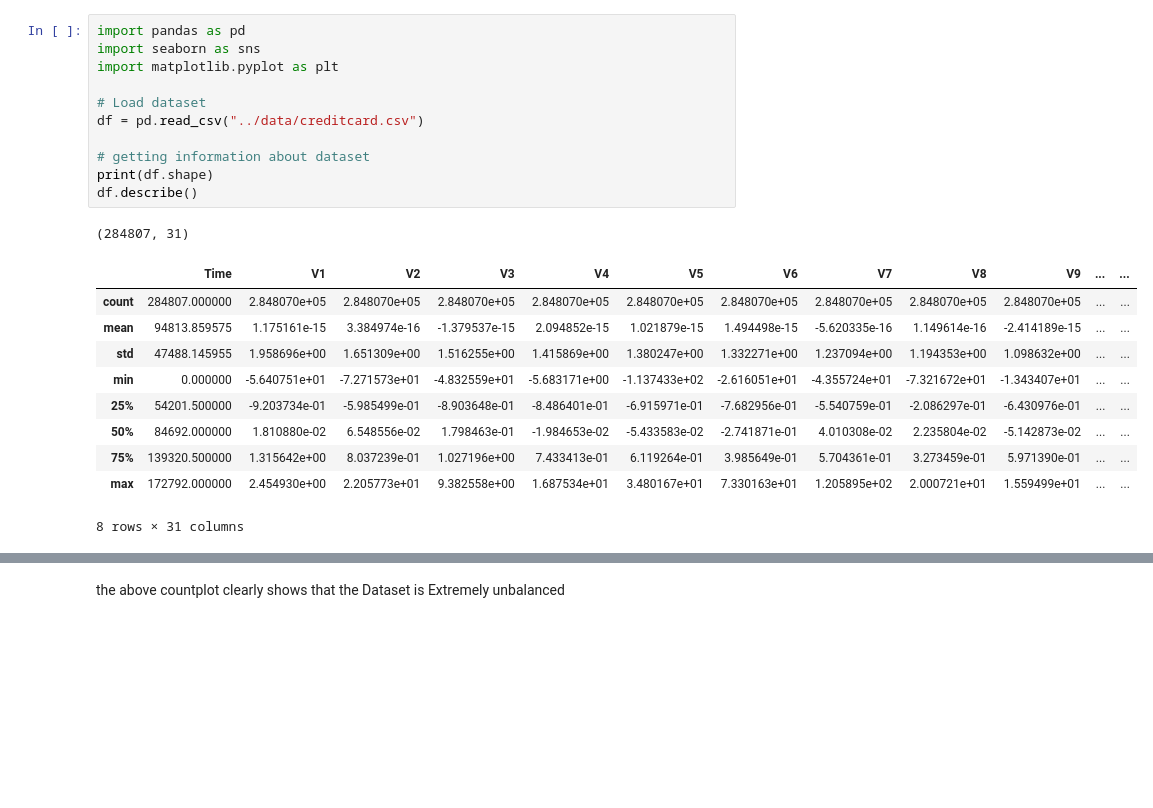
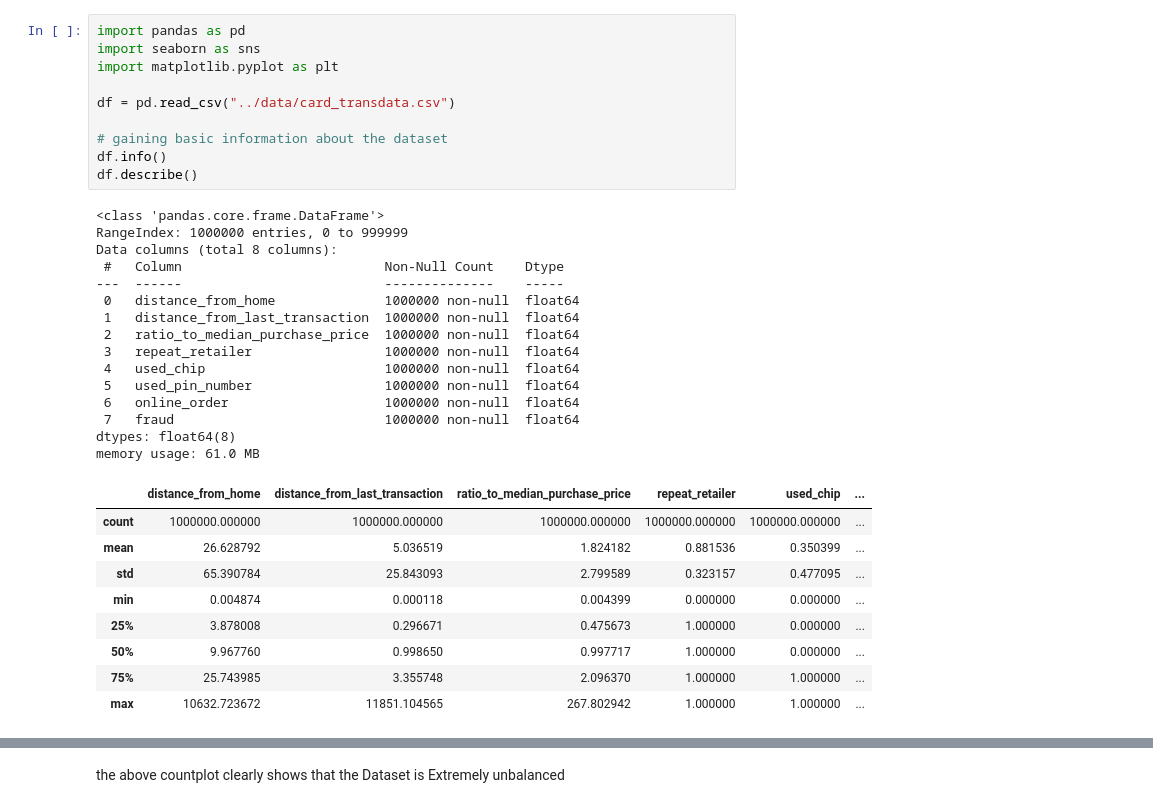
Before and after one commit to R3Nexe/Fraud_detection, a Jupyter notebook: notebooks/01_eda.ipynb, the cells around one changed output, grey strips where cells are left out. Cells and saved outputs as stored; diff of their text form; blank space fills up the shorter version.

```diff
--- a/notebooks/01_eda.ipynb
+++ b/notebooks/01_eda.ipynb
@@ -1,23 +1,35 @@
 # %%
 import pandas as pd
 import seaborn as sns
 import matplotlib.pyplot as plt
 
-# Load dataset
-df = pd.read_csv("../data/creditcard.csv")
+df = pd.read_csv("../data/card_transdata.csv")
 
-# getting information about dataset
-print(df.shape)
+# gaining basic information about the dataset
+df.info()
 df.describe()
 # %% [output]
-(284807, 31)
+<class 'pandas.core.frame.DataFrame'>
+RangeIndex: 1000000 entries, 0 to 999999
+Data columns (total 8 columns):
+ #   Column                          Non-Null Count    Dtype
+---  ------                          --------------    -----
+ 0   distance_from_home              1000000 non-null  float64
+ 1   distance_from_last_transaction  1000000 non-null  float64
+ 2   ratio_to_median_purchase_price  1000000 non-null  float64
+ 3   repeat_retailer                 1000000 non-null  float64
+ 4   used_chip                       1000000 non-null  float64
+ 5   used_pin_number                 1000000 non-null  float64
+ 6   online_order                    1000000 non-null  float64
+ 7   fraud                           1000000 non-null  float64
+dtypes: float64(8)
+memory usage: 61.0 MB
-|  | Time | V1 | V2 | V3 | V4 | V5 | V6 | V7 | V8 | V9 | ... | ... |
-| count | 284807.000000 | 2.848070e+05 | 2.848070e+05 | 2.848070e+05 | 2.848070e+05 | 2.848070e+05 | 2.848070e+05 | 2.848070e+05 | 2.848070e+05 | 2.848070e+05 | ... | ... |
-| mean | 94813.859575 | 1.175161e-15 | 3.384974e-16 | -1.379537e-15 | 2.094852e-15 | 1.021879e-15 | 1.494498e-15 | -5.620335e-16 | 1.149614e-16 | -2.414189e-15 | ... | ... |
-| std | 47488.145955 | 1.958696e+00 | 1.651309e+00 | 1.516255e+00 | 1.415869e+00 | 1.380247e+00 | 1.332271e+00 | 1.237094e+00 | 1.194353e+00 | 1.098632e+00 | ... | ... |
-| min | 0.000000 | -5.640751e+01 | -7.271573e+01 | -4.832559e+01 | -5.683171e+00 | -1.137433e+02 | -2.616051e+01 | -4.355724e+01 | -7.321672e+01 | -1.343407e+01 | ... | ... |
-| 25% | 54201.500000 | -9.203734e-01 | -5.985499e-01 | -8.903648e-01 | -8.486401e-01 | -6.915971e-01 | -7.682956e-01 | -5.540759e-01 | -2.086297e-01 | -6.430976e-01 | ... | ... |
-| 50% | 84692.000000 | 1.810880e-02 | 6.548556e-02 | 1.798463e-01 | -1.984653e-02 | -5.433583e-02 | -2.741871e-01 | 4.010308e-02 | 2.235804e-02 | -5.142873e-02 | ... | ... |
-| 75% | 139320.500000 | 1.315642e+00 | 8.037239e-01 | 1.027196e+00 | 7.433413e-01 | 6.119264e-01 | 3.985649e-01 | 5.704361e-01 | 3.273459e-01 | 5.971390e-01 | ... | ... |
-| max | 172792.000000 | 2.454930e+00 | 2.205773e+01 | 9.382558e+00 | 1.687534e+01 | 3.480167e+01 | 7.330163e+01 | 1.205895e+02 | 2.000721e+01 | 1.559499e+01 | ... | ... |
+|  | distance_from_home | distance_from_last_transaction | ratio_to_median_purchase_price | repeat_retailer | used_chip | ... |
+| count | 1000000.000000 | 1000000.000000 | 1000000.000000 | 1000000.000000 | 1000000.000000 | ... |
+| mean | 26.628792 | 5.036519 | 1.824182 | 0.881536 | 0.350399 | ... |
+| std | 65.390784 | 25.843093 | 2.799589 | 0.323157 | 0.477095 | ... |
+| min | 0.004874 | 0.000118 | 0.004399 | 0.000000 | 0.000000 | ... |
+| 25% | 3.878008 | 0.296671 | 0.475673 | 1.000000 | 0.000000 | ... |
+| 50% | 9.967760 | 0.998650 | 0.997717 | 1.000000 | 0.000000 | ... |
+| 75% | 25.743985 | 3.355748 | 2.096370 | 1.000000 | 1.000000 | ... |
+| max | 10632.723672 | 11851.104565 | 267.802942 | 1.000000 | 1.000000 | ... |
-8 rows × 31 columns
```
Also changed, not shown: parts of 28 cells of this notebook, 20 other files.
